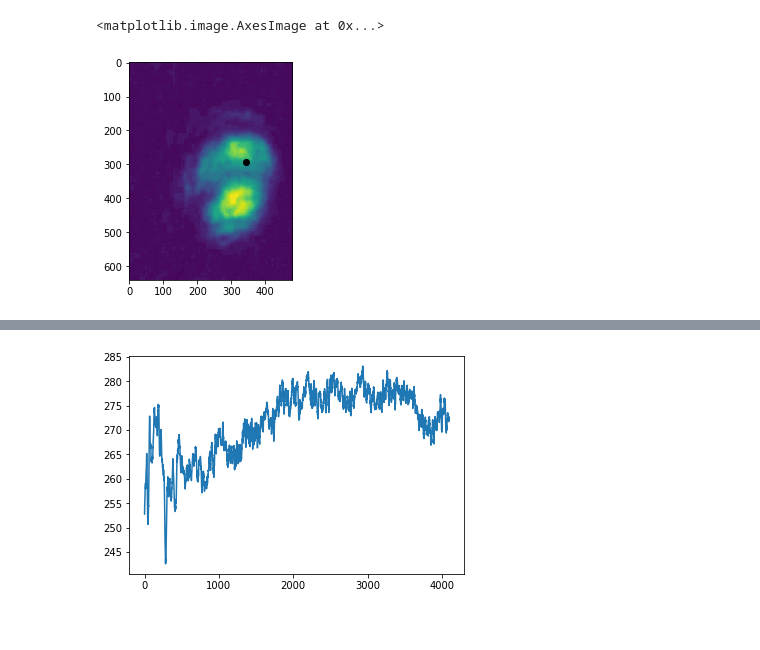
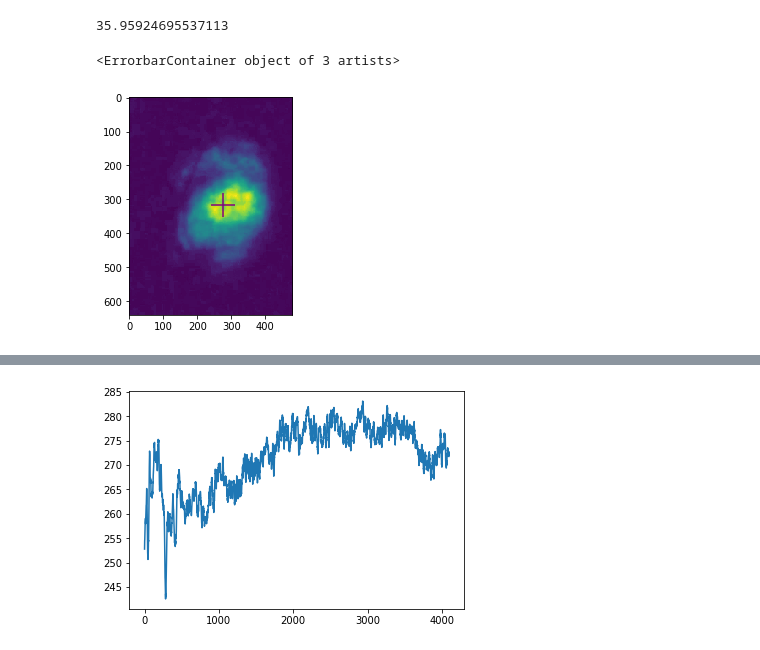
Before and after one commit to Francesco215/Fis-Lab3, a Jupyter notebook: Ottica-2/Interferenza.ipynb, the cells around one changed output, grey strips where cells are left out. Saved outputs shown, nothing was run; the diff lists cells and outputs as text; code cells hidden in the pictures.

```diff
--- a/Ottica-2/Untitled.ipynb
+++ b/Ottica-2/Interferenza.ipynb
@@ -4,13 +4,25 @@ import matplotlib.image as mpimg
 import numpy as np
 from scipy.ndimage.measurements import center_of_mass as cm
 from scipy.signal import savgol_filter as sf
+# %%
+def distanzaMedia(immagine,media):
+    Min=immagine.min()
+    d=0
+    immagine=immagine-Min
+    for i in range(len(immagine)):
+        for j in range(len(immagine[0])):
+            d+=np.sqrt(immagine[i][j]*((media[1]-i)**2+(media[0]-j)**2))
+    return d/immagine.sum()
 # %%
 #questo significa che io volgio solo il canale 0, cioè il rosso
-img=mpimg.imread('dati/fotogrammi/60.jpg')[:,:,0]
+img=mpimg.imread('dati/fotogrammi/3500.jpg')[:,:,0]
 cm1=cm(img)
-plt.plot(cm1[0],cm1[1],'o',color='black')
 plt.imshow(img)
-plt.close()
+#plt.plot(cm1[0],cm1[1],'o',color='black')
+d=distanzaMedia(img,cm1)
+print(d)
+plt.errorbar(cm1[1],cm1[0],yerr=d,xerr=d,color='purple')
 # %% [output]
-<matplotlib.image.AxesImage at 0x...>
+35.95924695537113
+<ErrorbarContainer object of 3 artists>
-[figure, old version]
+[figure, new version]
```
Also changed, not shown: parts of 6 cells of this notebook, 5 other files.
